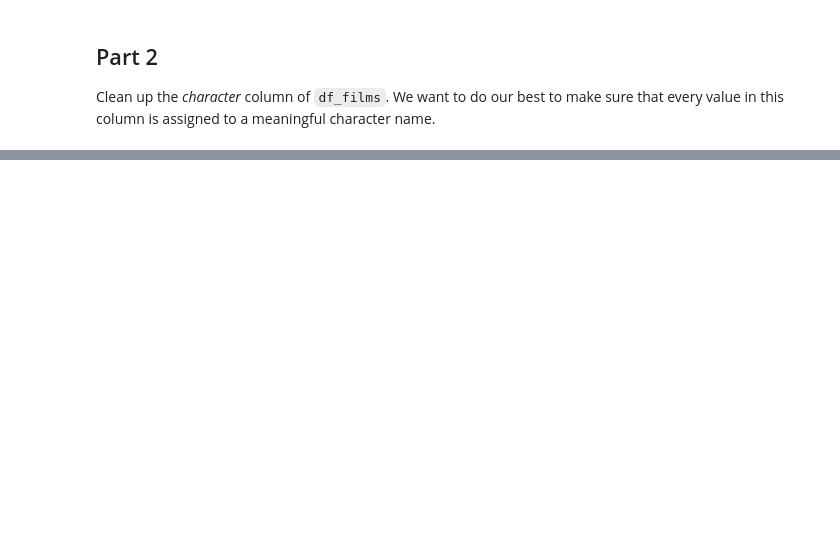
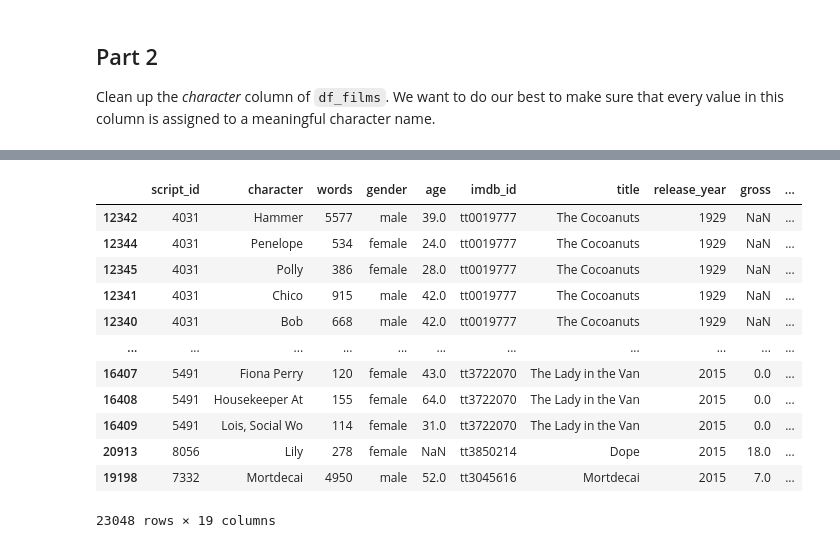
Before and after one commit to RushyanthN/lab_4-2, a Jupyter notebook: lab_4-2.ipynb, the cells around one changed output, grey strips where cells are left out. Drawn from its saved outputs; the diff is of its cells as text; code cells hidden in the pictures; blank space fills up the shorter version.

```diff
--- a/lab_4-2.ipynb
+++ b/lab_4-2.ipynb
@@ -944,14 +944,31 @@ df_films
 # %%
-df_films['character'] = df_films['character'].str.strip()
+df_films['uncleaned_character']= df_films['character']
+df_films['cleaned_character'] = df_films['character'].str.strip()
 corrections = {
     'Carolyn Johnson': 'Carolyn',
+    'Lois, Social Wo': 'Lois',
     "Monsieur D'Arqu": 'Monsieur DArqu',
     'Mrs. Potts': 'Potts'
 }
-df_films['character'].replace(corrections, inplace=True)
-df_films['character'] = df_films['character'].str.title()
-df_films = df_films[df_films['character'] != '']
+df_films['cleaned_character'].replace(corrections, inplace=True)
+df_films['cleaned_character'] = df_films['character'].str.title()
+df_films = df_films[df_films['cleaned_character'] != '']
 
-df_films[['char_first_name', 'char_last_name']] = df_films['character'].str.split(n=1, expand=True)
-df_films['character_with_title'] = df_films['character'] + ' (' + df_films['title'] + ')'
+df_films[['char_first_name', 'char_last_name']] = df_films['cleaned_character'].str.split(n=1, expand=True)
+df_films['character_with_title'] = df_films['cleaned_character'] + ' (' + df_films['title'] + ')'
+df_films
+# %% [output]
+|  | script_id | character | words | gender | age | imdb_id | title | release_year | gross | ... |
+| 12342 | 4031 | Hammer | 5577 | male | 39.0 | tt0019777 | The Cocoanuts | 1929 | NaN | ... |
+| 12344 | 4031 | Penelope | 534 | female | 24.0 | tt0019777 | The Cocoanuts | 1929 | NaN | ... |
+| 12345 | 4031 | Polly | 386 | female | 28.0 | tt0019777 | The Cocoanuts | 1929 | NaN | ... |
+| 12341 | 4031 | Chico | 915 | male | 42.0 | tt0019777 | The Cocoanuts | 1929 | NaN | ... |
+| 12340 | 4031 | Bob | 668 | male | 42.0 | tt0019777 | The Cocoanuts | 1929 | NaN | ... |
+| ... | ... | ... | ... | ... | ... | ... | ... | ... | ... | ... |
+| 16407 | 5491 | Fiona Perry | 120 | female | 43.0 | tt3722070 | The Lady in the Van | 2015 | 0.0 | ... |
+| 16408 | 5491 | Housekeeper At | 155 | female | 64.0 | tt3722070 | The Lady in the Van | 2015 | 0.0 | ... |
+| 16409 | 5491 | Lois, Social Wo | 114 | female | 31.0 | tt3722070 | The Lady in the Van | 2015 | 0.0 | ... |
+| 20913 | 8056 | Lily | 278 | female | NaN | tt3850214 | Dope | 2015 | 18.0 | ... |
+| 19198 | 7332 | Mortdecai | 4950 | male | 52.0 | tt3045616 | Mortdecai | 2015 | 7.0 | ... |
+23048 rows × 19 columns
 # %%
```
Also changed, not shown: parts of 7 cells of this notebook.
